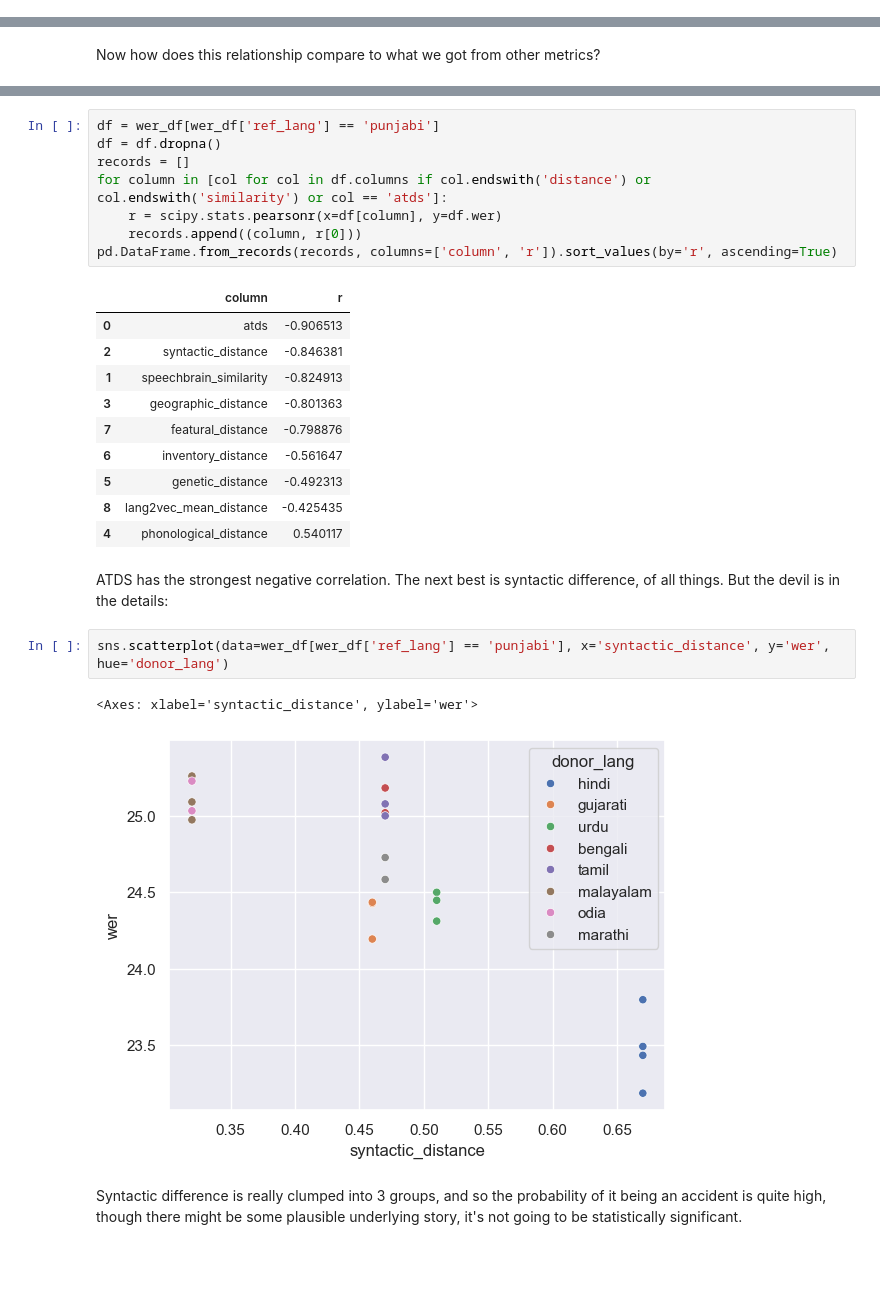
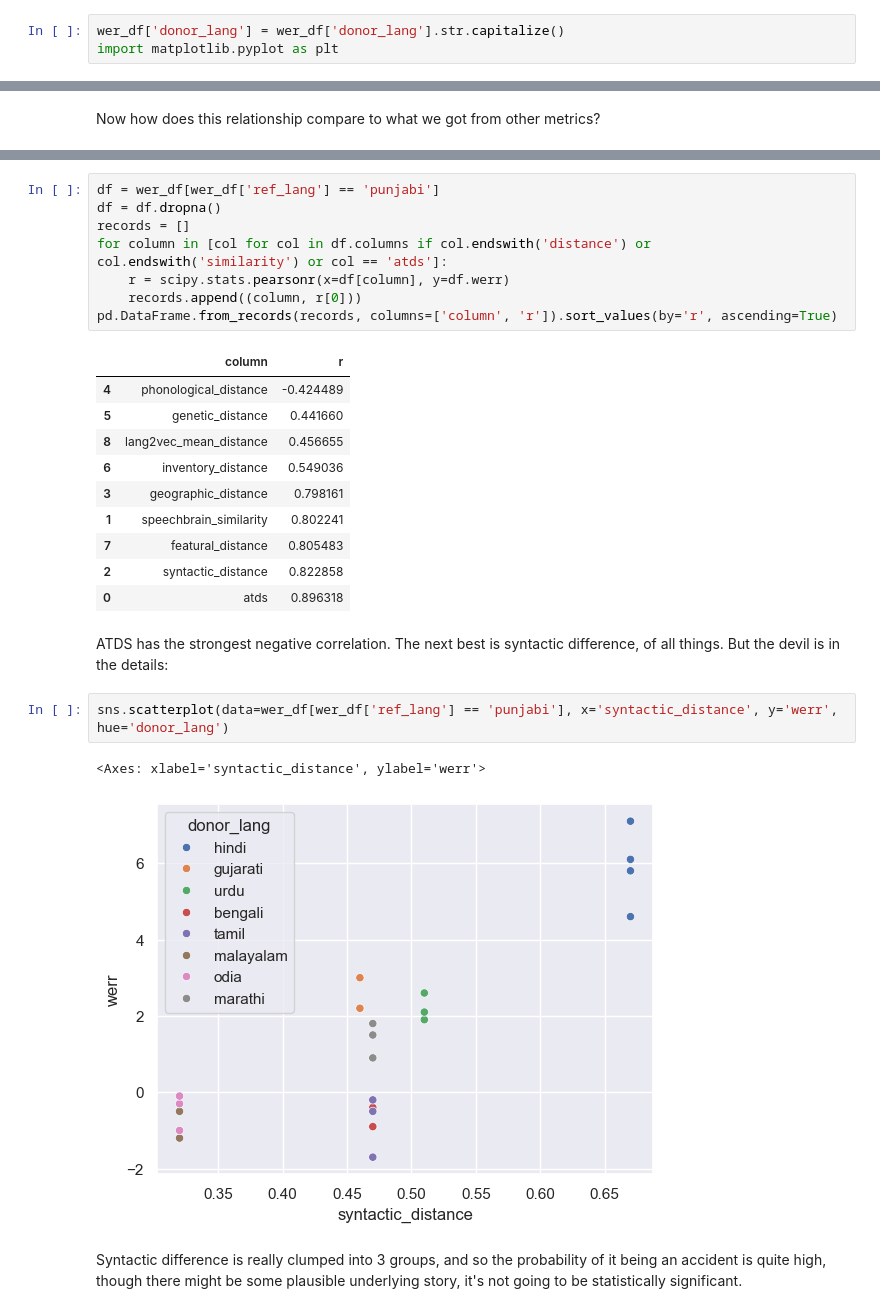
Before and after one commit to oadams/lang_dist_analysis, a Jupyter notebook: analysis2.ipynb, the cells around one changed output, grey strips where cells are left out. Cells and saved outputs as stored; diff of their text form; blank space fills up the shorter version.

Commit message:
Updating analysis to use WERR.

```diff
--- a/analysis2.ipynb
+++ b/analysis2.ipynb
@@ -127,0 +141,3 @@ sns.scatterplot(data=wer_df[wer_df['ref_lang'] == 'punjabi'], x='atds', y='wer',
+# %%
+wer_df['donor_lang'] = wer_df['donor_lang'].str.capitalize()
+import matplotlib.pyplot as plt
@@ -154,27 +192,27 @@ df = wer_df[wer_df['ref_lang'] == 'punjabi']
 df = df.dropna()
 records = []
 for column in [col for col in df.columns if col.endswith('distance') or col.endswith('similarity') or col == 'atds']:
-    r = scipy.stats.pearsonr(x=df[column], y=df.wer)
+    r = scipy.stats.pearsonr(x=df[column], y=df.werr)
     records.append((column, r[0]))
 pd.DataFrame.from_records(records, columns=['column', 'r']).sort_values(by='r', ascending=True)
 # %% [output]
 |  | column | r |
-| 0 | atds | -0.906513 |
-| 2 | syntactic_distance | -0.846381 |
-| 1 | speechbrain_similarity | -0.824913 |
-| 3 | geographic_distance | -0.801363 |
-| 7 | featural_distance | -0.798876 |
-| 6 | inventory_distance | -0.561647 |
-| 5 | genetic_distance | -0.492313 |
-| 8 | lang2vec_mean_distance | -0.425435 |
-| 4 | phonological_distance | 0.540117 |
+| 4 | phonological_distance | -0.424489 |
+| 5 | genetic_distance | 0.441660 |
+| 8 | lang2vec_mean_distance | 0.456655 |
+| 6 | inventory_distance | 0.549036 |
+| 3 | geographic_distance | 0.798161 |
+| 1 | speechbrain_similarity | 0.802241 |
+| 7 | featural_distance | 0.805483 |
+| 2 | syntactic_distance | 0.822858 |
+| 0 | atds | 0.896318 |
 # %% [markdown]
 ATDS has the strongest negative correlation. The next best is syntactic difference, of all things. But the devil is in the details:
 # %%
-sns.scatterplot(data=wer_df[wer_df['ref_lang'] == 'punjabi'], x='syntactic_distance', y='wer', hue='donor_lang')
+sns.scatterplot(data=wer_df[wer_df['ref_lang'] == 'punjabi'], x='syntactic_distance', y='werr', hue='donor_lang')
 # %% [output]
-<Axes: xlabel='syntactic_distance', ylabel='wer'>
+<Axes: xlabel='syntactic_distance', ylabel='werr'>
-[figure, old version]
+[figure, new version]
 # %% [markdown]
 Syntactic difference is really clumped into 3 groups, and so the probability of it being an accident is quite high, though there might be some plausible underlying story, it's not going to be statistically significant.
 # %% [markdown]
```
Also changed, not shown: parts of 8 cells of this notebook, 1 other file.
